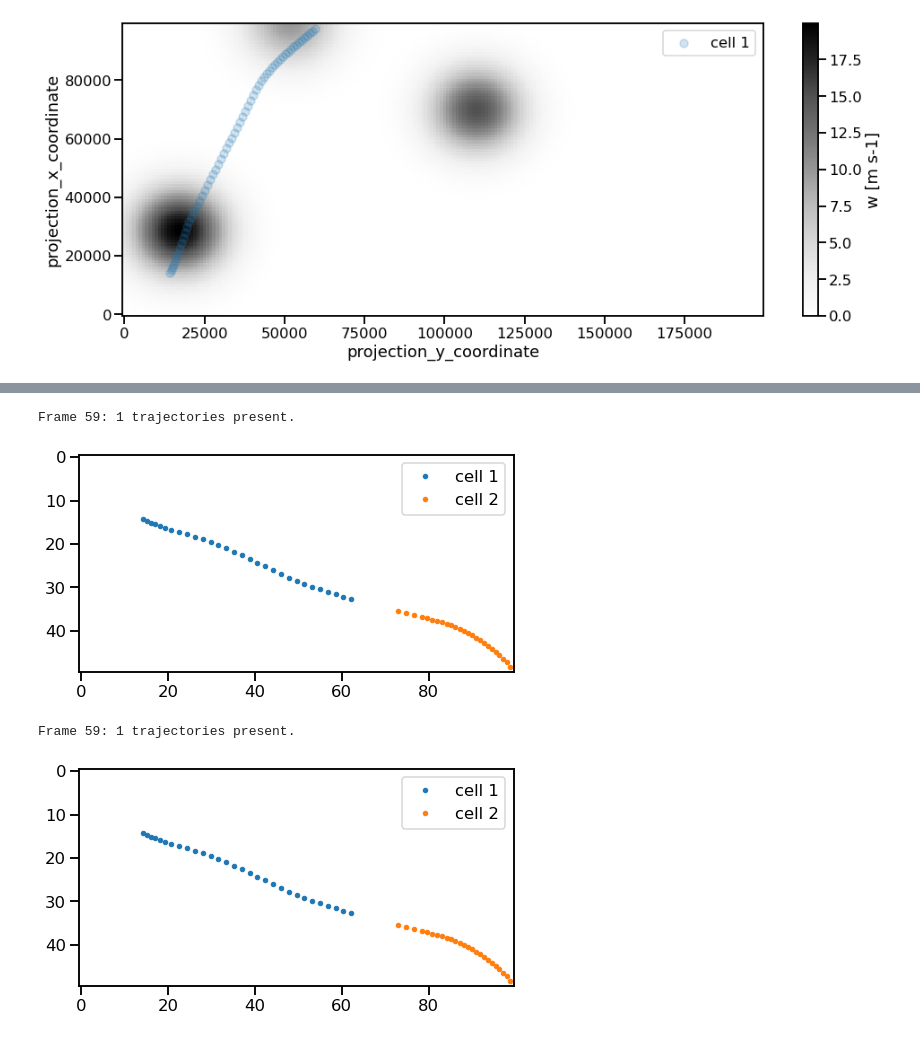
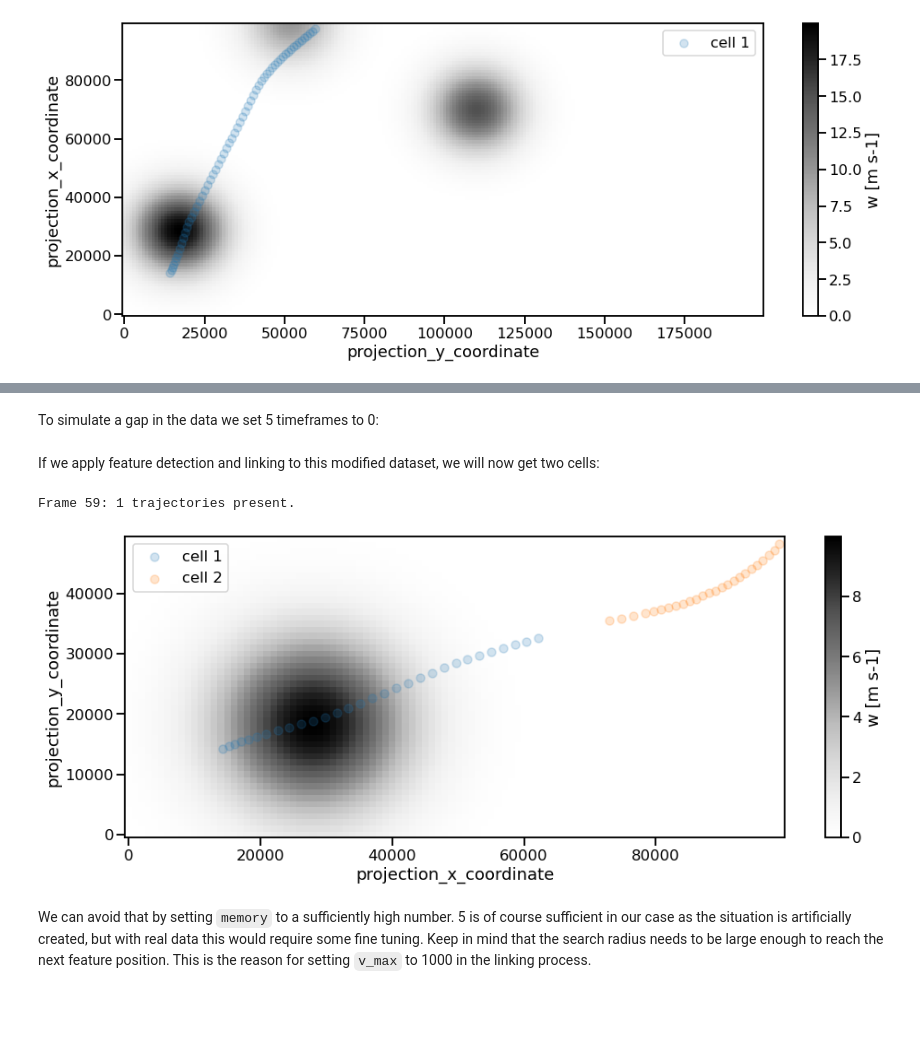
Before and after one commit to tobac-project/tobac-tutorials, a Jupyter notebook: tutorials/Basics/Methods-and-Parameters-for-Linking.ipynb, the cells around one changed output, grey strips where cells are left out. Drawn from its saved outputs; the diff is of its cells as text; code cells hidden in the pictures; blank space fills up the shorter version.

Commit message:
finishing linking, renaming

```diff
--- a/tutorials/Basics/Linking.ipynb
+++ b/tutorials/Basics/Methods-and-Parameters-for-Linking.ipynb
@@ -318,34 +346,34 @@ features = tobac.themes.tobac_v1.feature_detection_multithreshold(data, dxy, thr
-# %%
-track = tobac.themes.tobac_v1.linking_trackpy(features, data, dt=dt, dxy=dxy, v_max = 100)
-
-fig, ax = plt.subplots(ncols = 1, nrows = 1, figsize = (8, 4))
-ax.imshow(data[0], alpha = 0)
-
-for i, cell_track in enumerate(track.groupby('cell')):
-    ax.plot(cell_track[1]['hdim_2'], cell_track[1]['hdim_1'], marker = '.', linestyle = '', label = 'cell {}'.format(i+1))
-
-ax.legend()
-plt.show()
-# %% [output]
-Frame 59: 1 trajectories present.
-[figure, removed]
+# %% [markdown]
+To simulate a gap in the data we set 5 timeframes to 0:
 # %%
 data[30:35] = data[30]*0
+# %% [markdown]
+If we apply feature detection and linking to this modified dataset, we will now get two cells:
 # %%
 features = tobac.themes.tobac_v1.feature_detection_multithreshold(data, dxy, threshold=1)
 track = tobac.themes.tobac_v1.linking_trackpy(features, data, dt=dt, dxy=dxy, v_max = 1000)
 
-fig, ax = plt.subplots(ncols = 1, nrows = 1, figsize = (8, 4))
-ax.imshow(data[0], alpha = 0)
+fig, ax = plt.subplots(ncols = 1, nrows = 1, figsize = (16, 6))
 
-for i, cell_track in enumerate(track.groupby('cell')):
-    ax.plot(cell_track[1]['hdim_2'], cell_track[1]['hdim_1'], marker = '.', linestyle = '', label = 'cell {}'.format(i+1))
+data.isel(time=10).plot(ax=ax, cmap = 'Greys')
 
-ax.legend()
+for i, cell_track in track.groupby('cell'):
+    cell_track.plot.scatter(
+                    x="projection_x_coordinate",
+                    y="projection_y_coordinate",
+                    ax=ax,
+                    marker="o",
+                    alpha=0.2,
+                    label='cell {0}'.format(int(i))
+                )
+
+plt.legend()
 plt.show()
 # %% [output]
 Frame 59: 1 trajectories present.
-[figure, old version]
+[figure, new version]
+# %% [markdown]
+We can avoid that by setting `memory` to a sufficiently high number. 5 is of course sufficient in our case as the situation is artificially created, but with real data this would require some fine tuning. Keep in mind that the search radius needs to be large enough to reach the next feature position. This is the reason for setting `v_max` to 1000 in the linking process.
 # %%
 features = tobac.themes.tobac_v1.feature_detection_multithreshold(data, dxy, threshold=1)
 track = tobac.themes.tobac_v1.linking_trackpy(features, data, dt=dt, dxy=dxy, v_max = 1000, memory = 5)
```
Also changed, not shown: parts of 8 cells of this notebook, 2 other files.
